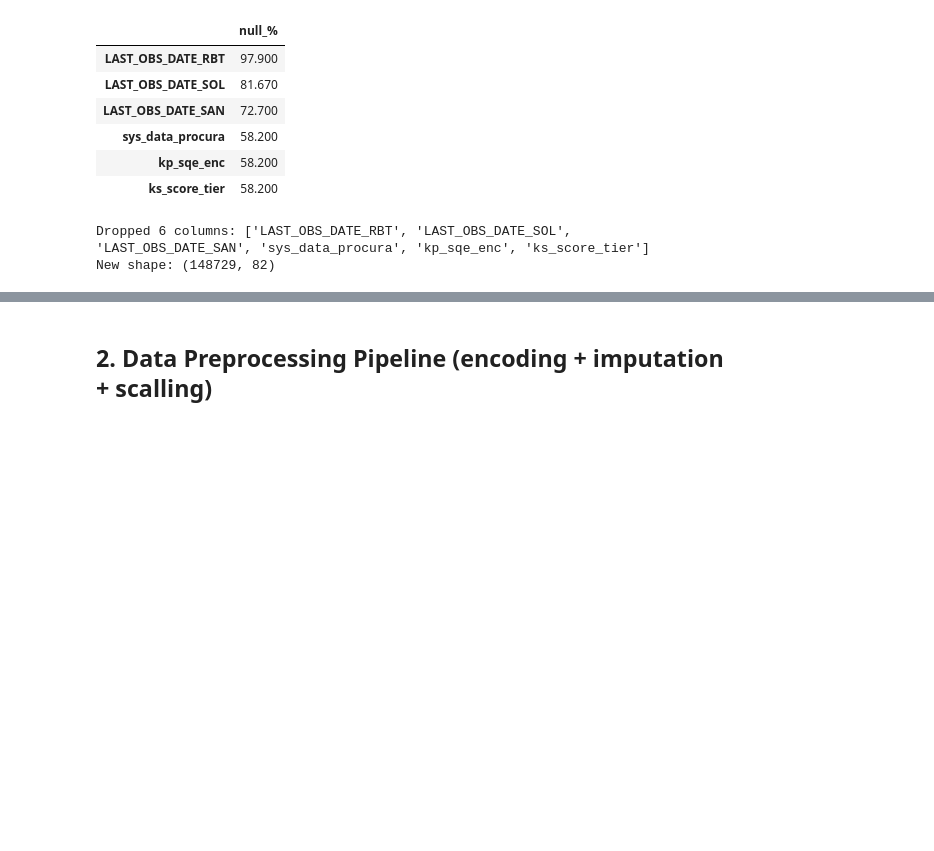
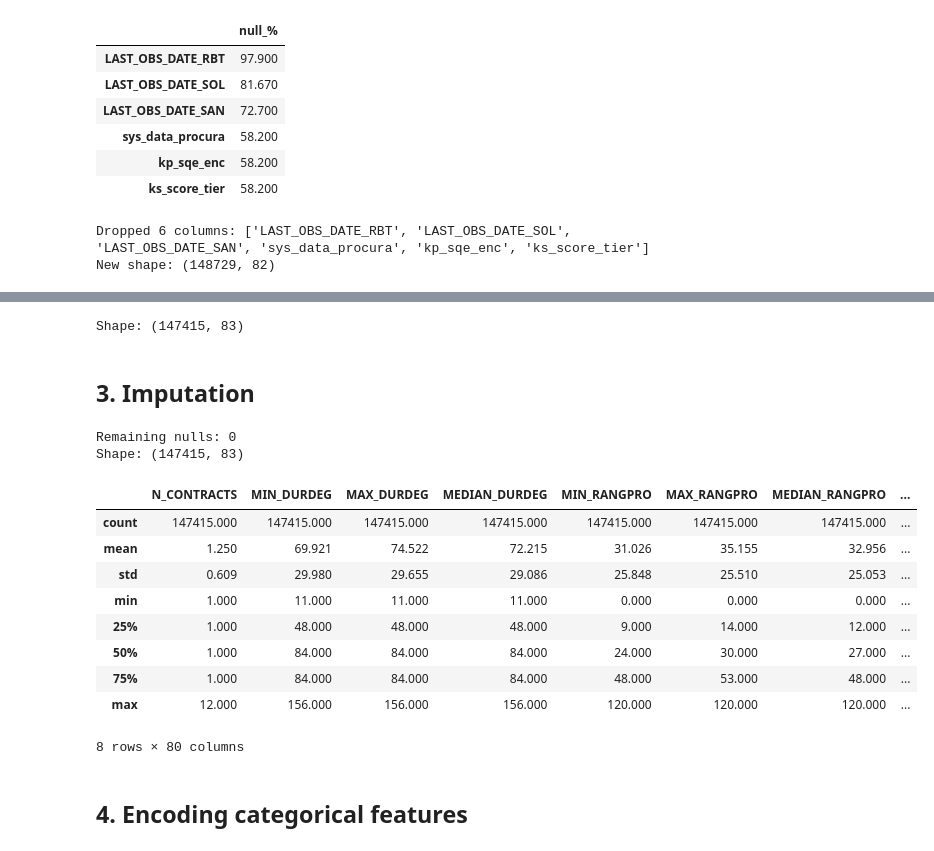
Before and after one commit to RuiSousaFerreiraIMS/Business_Case_BNP, a Jupyter notebook: notebooks/3b)Data_Preprocessing_EDA_Clusters.ipynb, the cells around one changed output, grey strips where cells are left out. Saved outputs shown, nothing was run; the diff lists cells and outputs as text; code cells hidden in the pictures; blank space fills up the shorter version.

```diff
--- a/notebooks/3b)Data_Preprocessing_EDA_Clusters.ipynb
+++ b/notebooks/3b)Data_Preprocessing_EDA_Clusters.ipynb
@@ -87,3 +90,12 @@ print(f"New shape: {customer.shape}")
 # %% [output]
 Dropped 6 columns: ['LAST_OBS_DATE_RBT', 'LAST_OBS_DATE_SOL', 'LAST_OBS_DATE_SAN', 'sys_data_procura', 'kp_sqe_enc', 'ks_score_tier']
 New shape: (148729, 82)
+# %%
+# Drop rows with > 50% missing values
+threshold = 0.5
+min_non_null = int(threshold * customer.shape[1])  # minimum non-null values required
+rows_before = customer.shape[0]
+customer.dropna(thresh=min_non_null, inplace=True)
+rows_after = customer.shape[0]
+print(f"Dropped {rows_before - rows_after} rows with > 50% missing values")
+print(f"New shape: {customer.shape}")
@@ -90,2 +120,57 @@ New shape: (148729, 82)
+# %%
+ref_date = pd.Timestamp('2025-11-30')
+
+# Total client seniority (years)
+customer['CLIENT_SENIORITY_YEARS'] = (ref_date - customer['FIRST_DCREAT']).dt.days / 365.25
+
+# Months since last contract (recency)
+customer['MONTHS_SINCE_LAST_CONTRACT'] = (ref_date - customer['LAST_DCREAT']).dt.days / 30
+
+# Months remaining until end of current contract (can be negative, represents how many time has passed since )
+customer['MONTHS_TO_CONTRACT_END'] = (customer['LAST_DATFIN'] - ref_date).dt.days / 30
+
+# Current contract duration (months)
+customer['CURRENT_CONTRACT_DURATION_MONTHS'] = (customer['LAST_DATFIN'] - customer['LAST_DCREAT']).dt.days / 30
+
+# First contract duration (historical profile)
+customer['FIRST_CONTRACT_DURATION_MONTHS'] = (customer['FIRST_D1FIN'] - customer['FIRST_DCREAT']).dt.days / 30
+
+# Years between first and last contract (repeat behaviour)
+customer['YEARS_BETWEEN_FIRST_AND_LAST'] = (customer['LAST_DCREAT'] - customer['FIRST_DCREAT']).dt.days / 365.25
+# %%
+#customer = customer.drop(columns=date_cols)
+print(f"Shape: {customer.shape}")
+# %% [output]
+Shape: (147415, 83)
+# %% [markdown]
+## 3. Imputation
+# %%
+# Identify column types
+cat_cols = customer.select_dtypes(include=['object', 'category']).columns.tolist()
+num_cols = customer.select_dtypes(include=['number']).columns.tolist()
+# %%
+# 1. Impute categoricals with 'Unknown'
+customer[cat_cols] = customer[cat_cols].fillna('Unknown')
+# 2. Impute numericals with IterativeImputer
+imputer = IterativeImputer(max_iter=10, random_state=42)
+customer[num_cols] = imputer.fit_transform(customer[num_cols])
+print(f"Remaining nulls: {customer.isnull().sum().sum()}")
+print(f"Shape: {customer.shape}")
+# %% [output]
+Remaining nulls: 0
+Shape: (147415, 83)
+# %%
+customer.describe()
+# %% [output]
+|  | N_CONTRACTS | MIN_DURDEG | MAX_DURDEG | MEDIAN_DURDEG | MIN_RANGPRO | MAX_RANGPRO | MEDIAN_RANGPRO | ... |
+| count | 147415.000 | 147415.000 | 147415.000 | 147415.000 | 147415.000 | 147415.000 | 147415.000 | ... |
+| mean | 1.250 | 69.921 | 74.522 | 72.215 | 31.026 | 35.155 | 32.956 | ... |
+| std | 0.609 | 29.980 | 29.655 | 29.086 | 25.848 | 25.510 | 25.053 | ... |
+| min | 1.000 | 11.000 | 11.000 | 11.000 | 0.000 | 0.000 | 0.000 | ... |
+| 25% | 1.000 | 48.000 | 48.000 | 48.000 | 9.000 | 14.000 | 12.000 | ... |
+| 50% | 1.000 | 84.000 | 84.000 | 84.000 | 24.000 | 30.000 | 27.000 | ... |
+| 75% | 1.000 | 84.000 | 84.000 | 84.000 | 48.000 | 53.000 | 48.000 | ... |
+| max | 12.000 | 156.000 | 156.000 | 156.000 | 120.000 | 120.000 | 120.000 | ... |
+8 rows × 80 columns
 # %% [markdown]
-## 2. Data Preprocessing Pipeline (encoding + imputation + scalling)
+## 4. Encoding categorical features
```
Also changed, not shown: parts of 20 cells of this notebook.
